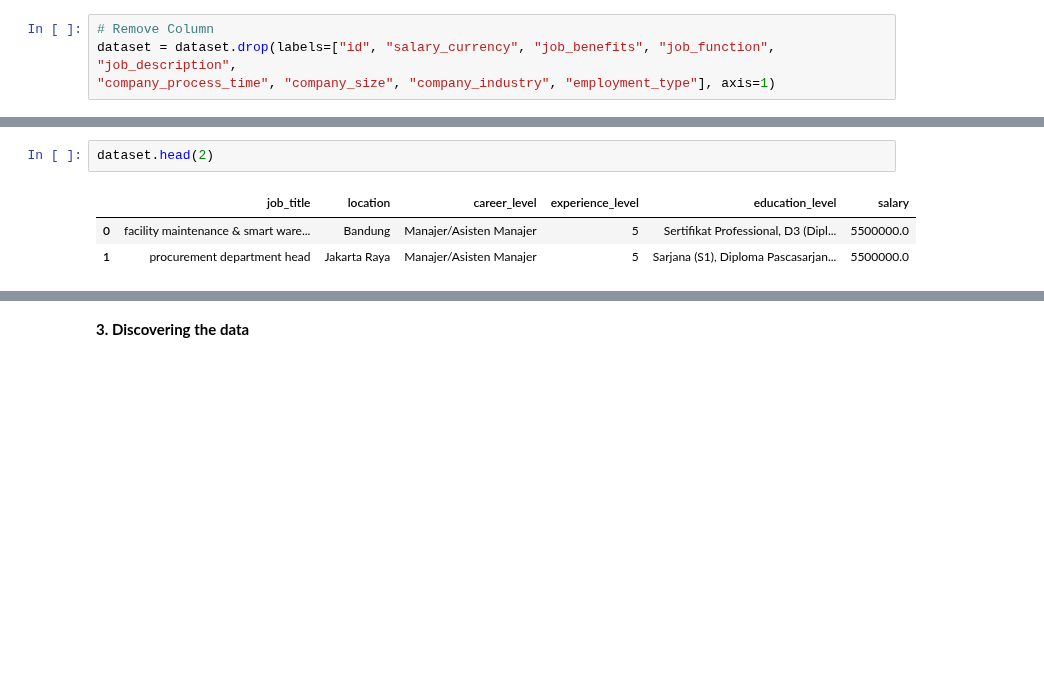
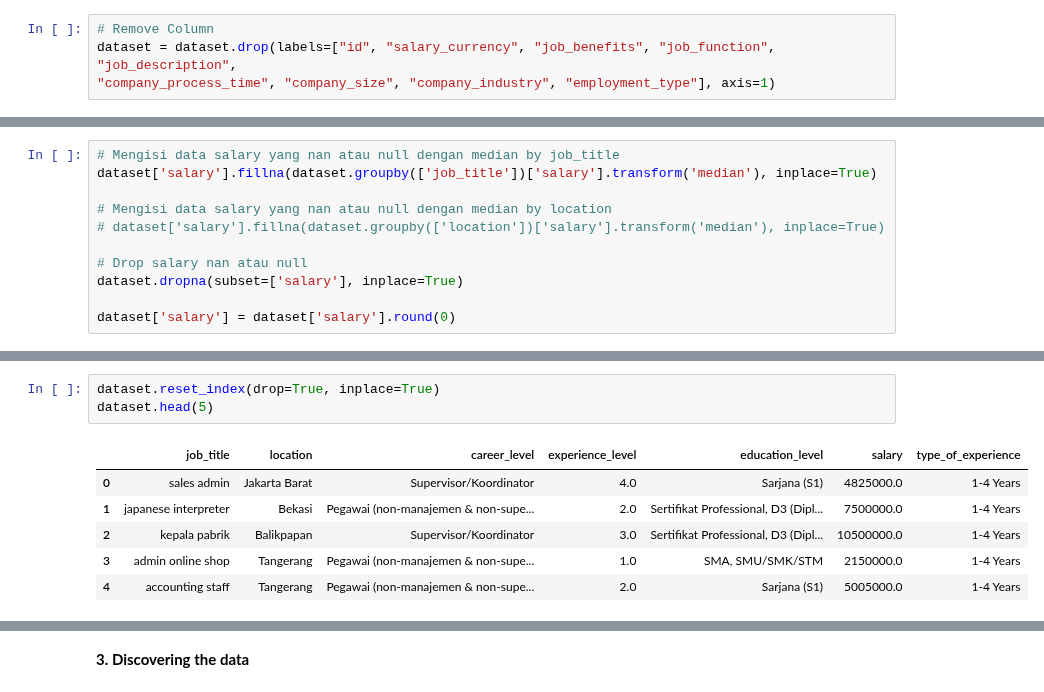
Before and after one commit to Reosta-Pratama/Project-Prediction, a Jupyter notebook: cleaning.ipynb, the cells around one changed output, grey strips where cells are left out. Drawn from its saved outputs; the diff is of its cells as text; blank space fills up the shorter version.

```diff
--- a/testing_2.ipynb
+++ b/cleaning.ipynb
@@ -49,0 +72,11 @@ dataset = dataset.drop(labels=["id", "salary_currency", "job_benefits", "job_fun
+# %%
+# Mengisi data salary yang nan atau null dengan median by job_title
+dataset['salary'].fillna(dataset.groupby(['job_title'])['salary'].transform('median'), inplace=True)
+
+# Mengisi data salary yang nan atau null dengan median by location
+# dataset['salary'].fillna(dataset.groupby(['location'])['salary'].transform('median'), inplace=True)
+
+# Drop salary nan atau null
+dataset.dropna(subset=['salary'], inplace=True)
+
+dataset['salary'] = dataset['salary'].round(0)
@@ -82,10 +123,14 @@ salary              0
 dtype: int64
-# %%
-dataset.head(2)
-# %% [output]
-|  | job_title | location | career_level | experience_level | education_level | salary |
-| 0 | facility maintenance & smart ware... | Bandung | Manajer/Asisten Manajer | 5 | Sertifikat Professional, D3 (Dipl... | 5500000.0 |
-| 1 | procurement department head | Jakarta Raya | Manajer/Asisten Manajer | 5 | Sarjana (S1), Diploma Pascasarjan... | 5500000.0 |
+# %%
+dataset.reset_index(drop=True, inplace=True)
+dataset.head(5)
+# %% [output]
+|  | job_title | location | career_level | experience_level | education_level | salary | type_of_experience |
+| 0 | sales admin | Jakarta Barat | Supervisor/Koordinator | 4.0 | Sarjana (S1) | 4825000.0 | 1-4 Years |
+| 1 | japanese interpreter | Bekasi | Pegawai (non-manajemen & non-supe... | 2.0 | Sertifikat Professional, D3 (Dipl... | 7500000.0 | 1-4 Years |
+| 2 | kepala pabrik | Balikpapan | Supervisor/Koordinator | 3.0 | Sertifikat Professional, D3 (Dipl... | 10500000.0 | 1-4 Years |
+| 3 | admin online shop | Tangerang | Pegawai (non-manajemen & non-supe... | 1.0 | SMA, SMU/SMK/STM | 2150000.0 | 1-4 Years |
+| 4 | accounting staff | Tangerang | Pegawai (non-manajemen & non-supe... | 2.0 | Sarjana (S1) | 5005000.0 | 1-4 Years |
 # %%
 # Nampilin tipe kolom "Object" & "Number"
 objectType  = dataset.select_dtypes(['object']).columns
```
Also changed, not shown: parts of 18 cells of this notebook, 1 other file.
